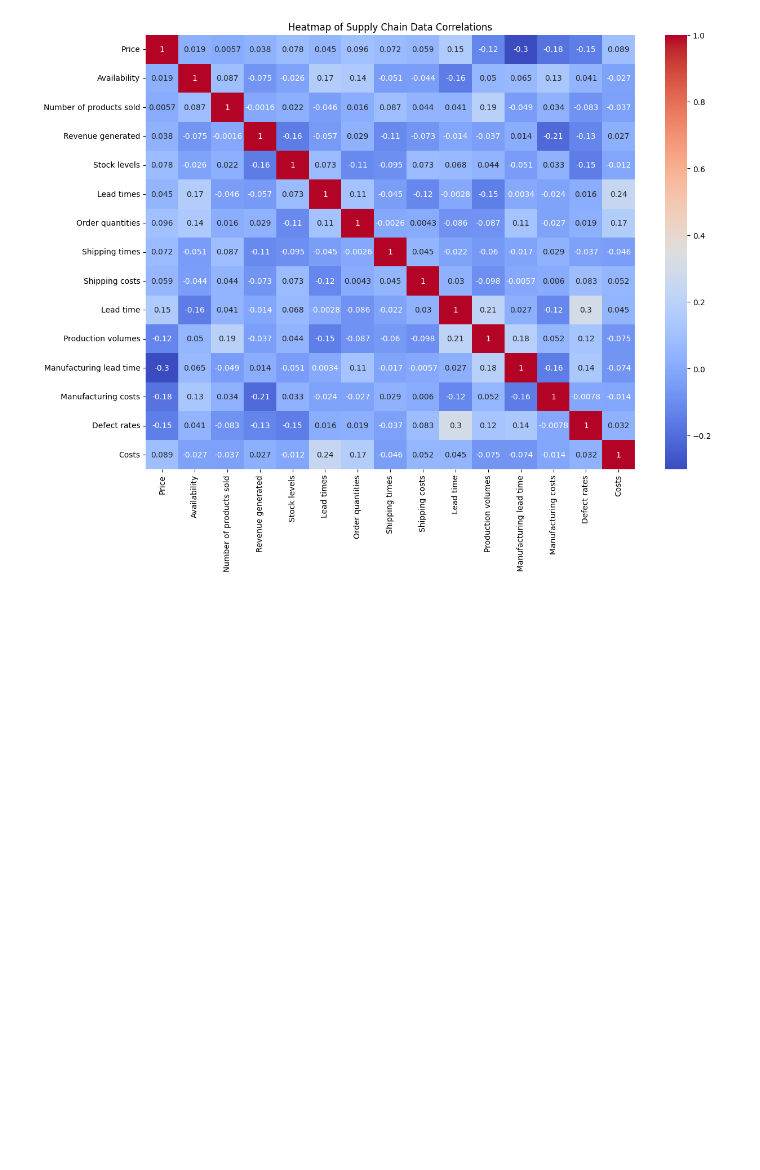
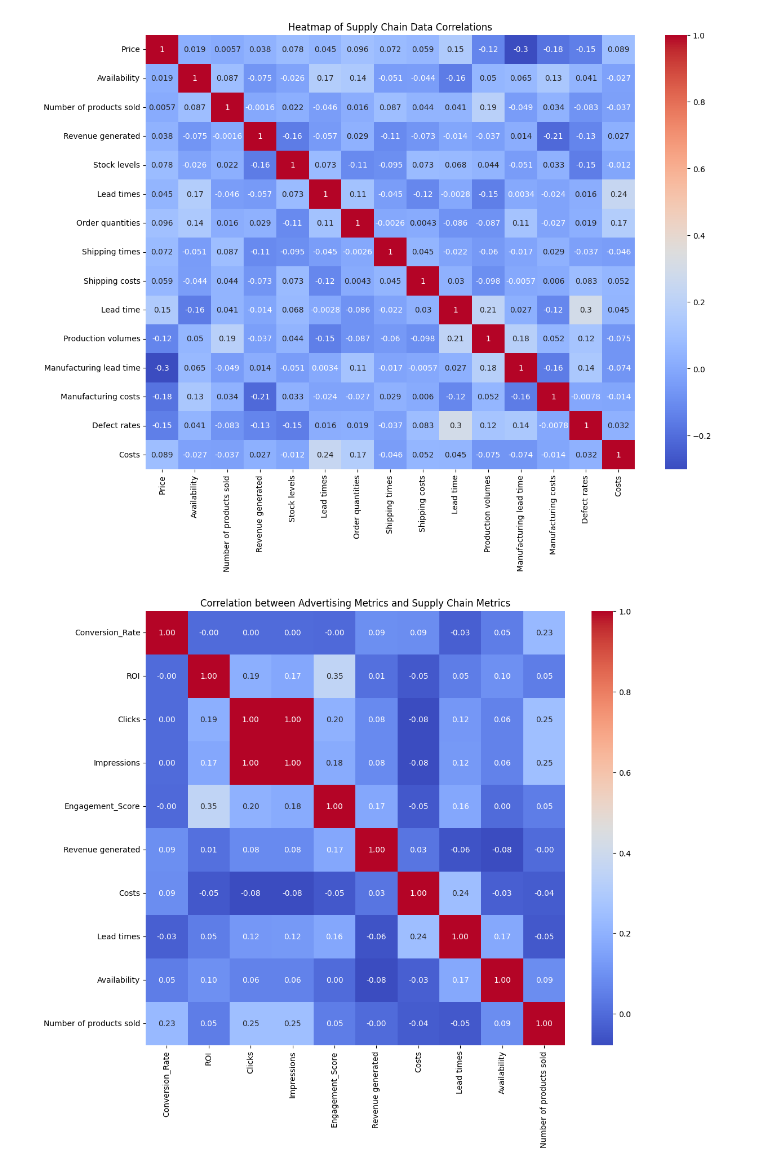
Before and after one commit to awelahi-bu/Milestone2, a Jupyter notebook: Milestone2.ipynb, the cells around one changed output. Drawn from its saved outputs; the diff is of its cells as text; code cells hidden in the pictures; blank space fills up the shorter version.

```diff
--- a/Milestone2.ipynb
+++ b/Milestone2.ipynb
@@ -52,30 +52,47 @@ plt.show()
 plt.figure(figsize=(12, 6))
 sns.histplot(supply_chain_data['Availability'], bins=30, kde=True)
 plt.title('Product Availability')
 plt.xlabel('Availability')
 plt.ylabel('Count')
 plt.grid(True)
 plt.show()
 
 # Histogram illustrating Lead Times distributions
 plt.figure(figsize=(10, 6))
 sns.histplot(supply_chain_data['Lead times'], bins=30, kde=True)
 plt.title('Lead Time Distribution')
 plt.xlabel('Lead Time')
 plt.ylabel('Frequency')
 plt.grid(True)
 plt.show()
 
 # Heatmap indicating correlation between numerical variables in Supply Chain data
 plt.figure(figsize=(14, 10))
 sns.heatmap(supply_chain_data.select_dtypes(include=['float64', 'int64']).corr(), annot=True, cmap='coolwarm')
 plt.title('Heatmap of Supply Chain Data Correlations')
 plt.show()
+
+# Select relevant numeric columns from each dataset
+ad_metrics = social_media_data[['Conversion_Rate', 'ROI', 'Clicks', 'Impressions', 'Engagement_Score']]
+supply_chain_metrics = supply_chain_data[['Revenue generated', 'Costs', 'Lead times', 'Availability', 'Number of products sold']]
+
+# Concatenate datasets horizontally (assuming rows correspond to similar records or campaigns)
+combined_metrics = pd.concat([ad_metrics.reset_index(drop=True), supply_chain_metrics.reset_index(drop=True)], axis=1)
+
+# Calculate correlation matrix
+corr_matrix = combined_metrics.corr()
+
+# Plot the heatmap
+plt.figure(figsize=(12, 10))
+sns.heatmap(corr_matrix, annot=True, cmap='coolwarm', fmt=".2f")
+plt.title('Correlation between Advertising Metrics and Supply Chain Metrics')
+plt.show()
 # %% [output]
 [figure]
 [figure]
 [figure]
 [figure]
 [figure]
 [figure]
 [figure]
+[figure, added]
```
